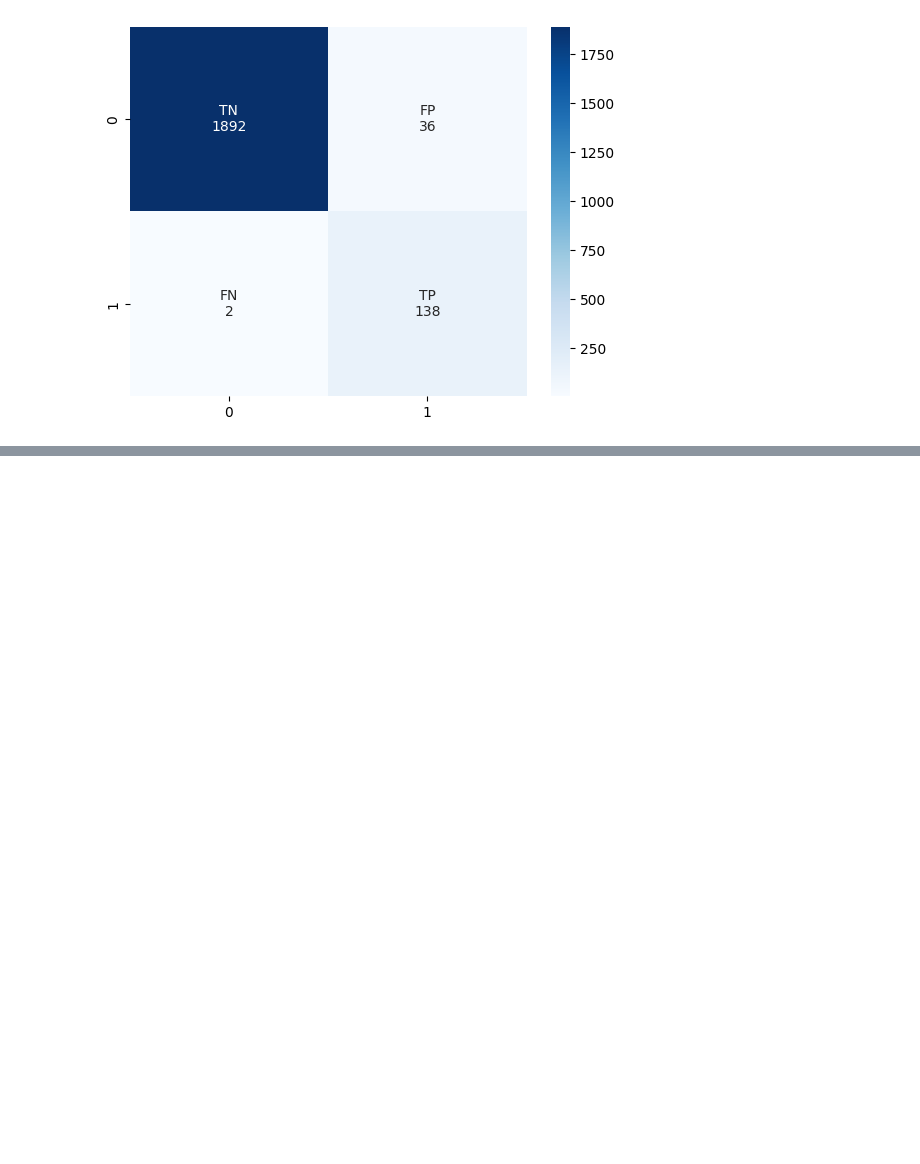
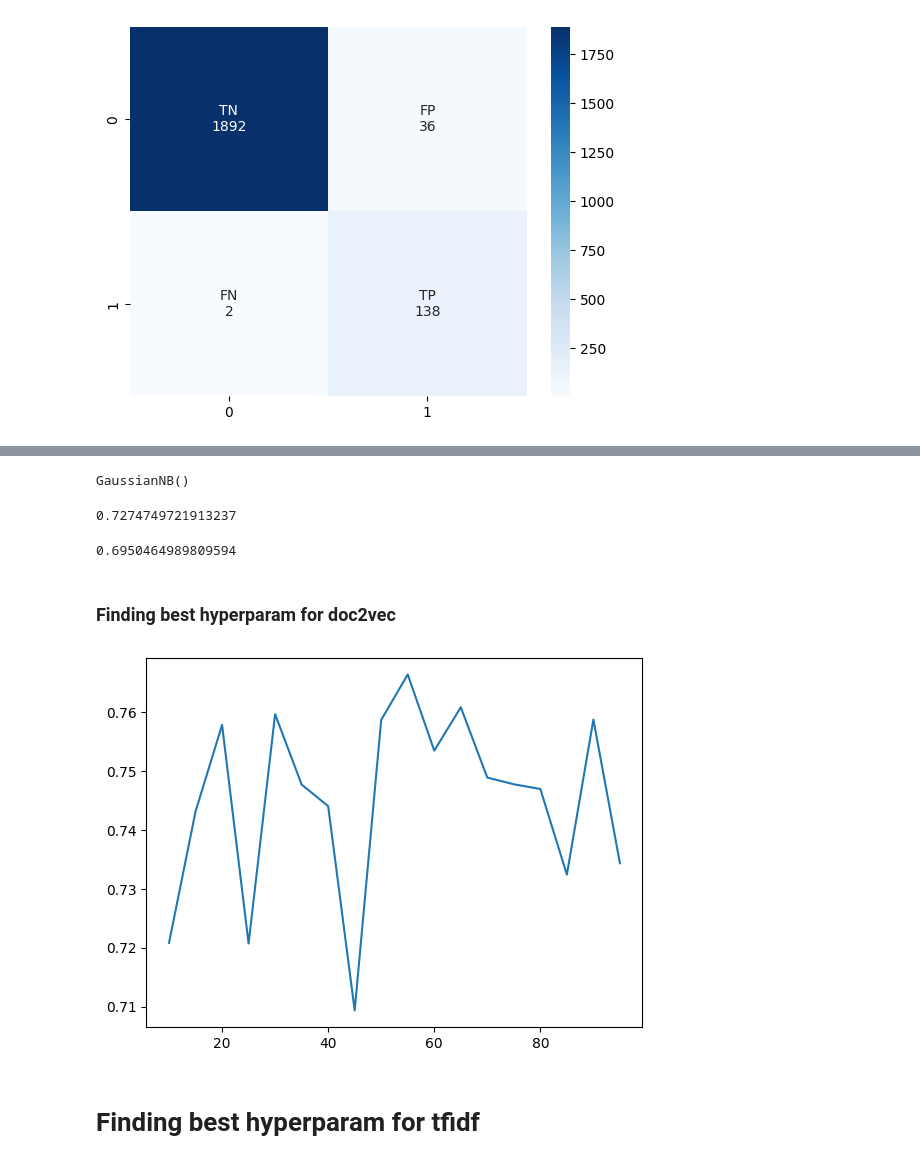
Before and after one commit to magicWiss/Language-Detection, a Jupyter notebook: notebooks/embeddings.ipynb, the cells around one changed output, grey strips where cells are left out. Drawn from its saved outputs; the diff is of its cells as text; code cells hidden in the pictures; blank space fills up the shorter version.

Commit message:
commit 07/04/23: Base model training and evaluation

```diff
--- a/notebooks/embeddings.ipynb
+++ b/notebooks/embeddings.ipynb
@@ -119,0 +292,61 @@ print(model.predict(tfidf_version))
+# %%
+from sklearn.naive_bayes import GaussianNB
+# Model training
+model=GaussianNB()
+model.fit(X_train, y_train)
+# %% [output]
+GaussianNB()
+# %%
+y_pred=model.predict(X_test)
+accuray = accuracy_score(y_pred, y_test)
+accuray
+# %% [output]
+0.7274749721913237
+# %%
+from sklearn.metrics import f1_score
+f1 = f1_score(y_pred, y_test, average="weighted")
+f1
+# %% [output]
+0.6950464989809594
+# %%
+import numpy as np
+def evaluate_model(i):
+    model = Doc2Vec(vector_size=50, window=2, min_count=1, workers=8, epochs = 40)
+    model.build_vocab(text_docs_words)
+    model.train(text_docs_words,total_examples=model.corpus_count,epochs=model.epochs)
+    card2vec = [model.infer_vector((data['Text'][i].split(' ')))
+            for i in range(0,len(data['Text']))]
+
+    #Create a list of lists
+    dtv= np.array(card2vec).tolist()
+    #set list to dataframe column
+    data['card2vec'] = dtv
+    X=data['card2vec']
+    Y=data['Class']
+    #the embeddings need to be converted into a matrix for the input to the model
+    X=create_dataset(X)
+    X=pd.DataFrame(data=X)
+    X_train, X_test, y_train, y_test = train_test_split(
+    X, Y, test_size=0.10, random_state=125
+    )
+    model=GaussianNB()
+    model.fit(X_train, y_train)
+    y_pred=model.predict(X_test)
+    f1 = f1_score(y_pred, y_test, average="weighted")
+    return f1
+# %% [markdown]
+### Finding best hyperparam for doc2vec
+# %%
+#analyzing diffrerent settings of Doc2Vec for best hyperparam
+list_of_long_vector=list(range(10,100,5))
+f1_scores=[]
+for i in list_of_long_vector:
+    evaluate=evaluate_model(i)
+    f1_scores.append(evaluate)
+# %%
+plt.plot(list_of_long_vector,f1_scores)
+plt.show()
+# %% [output]
+[figure, added]
+# %% [markdown]
+# Finding best hyperparam for tfidf
```
Also changed, not shown: parts of 16 cells of this notebook, 9 other files.
